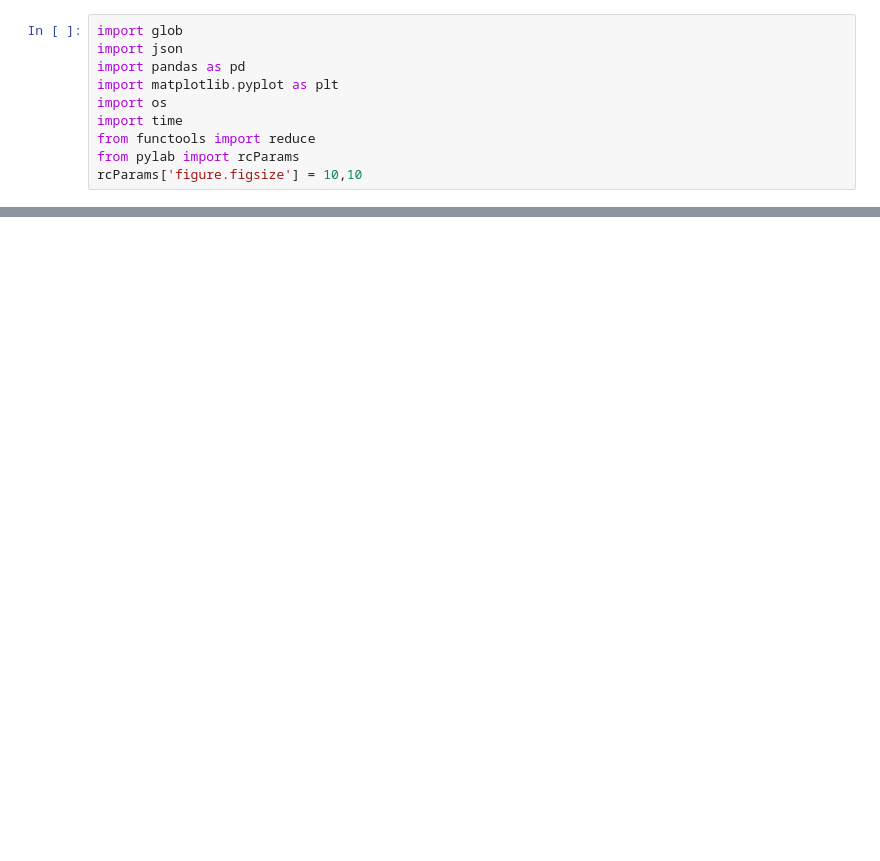
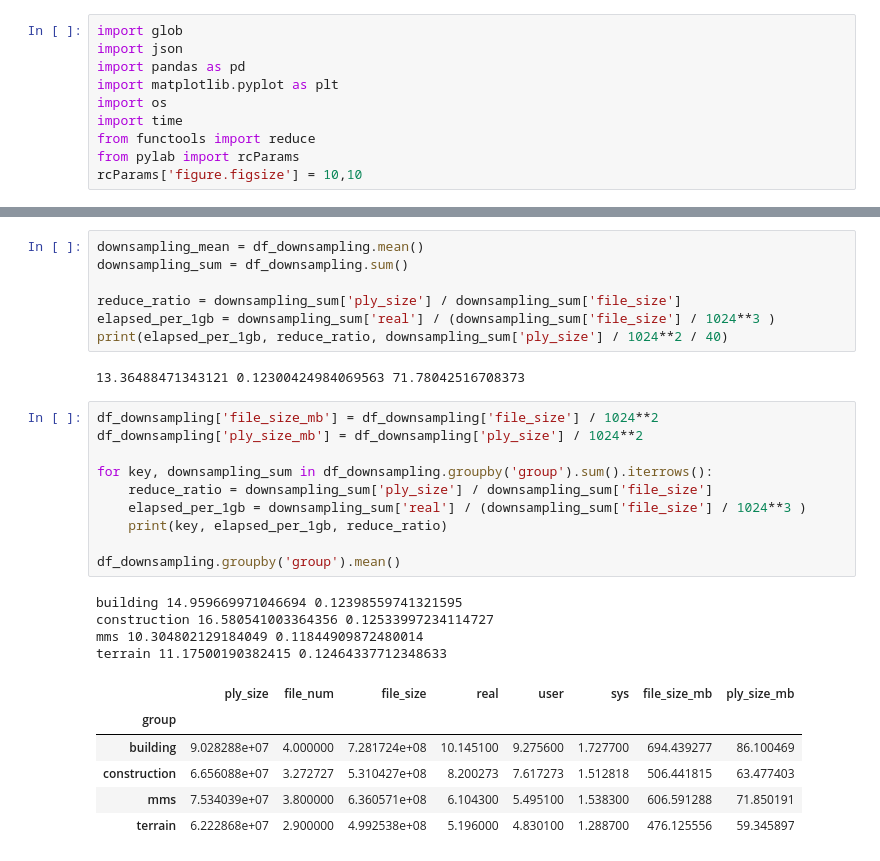
Before and after one commit to sekilab/lastomesh, a Jupyter notebook: notebooks/benchmarks.ipynb, the cells around one changed output, grey strips where cells are left out. Saved outputs shown, nothing was run; the diff lists cells and outputs as text; blank space fills up the shorter version.

```diff
--- a/notebooks/benchmarks.ipynb
+++ b/notebooks/benchmarks.ipynb
@@ -112,0 +232,30 @@ print(throughput_point, elapsed_per_1gb, file_size_sum)
+# %%
+downsampling_mean = df_downsampling.mean()
+downsampling_sum = df_downsampling.sum()
+
+reduce_ratio = downsampling_sum['ply_size'] / downsampling_sum['file_size']
+elapsed_per_1gb = downsampling_sum['real'] / (downsampling_sum['file_size'] / 1024**3 )
+print(elapsed_per_1gb, reduce_ratio, downsampling_sum['ply_size'] / 1024**2 / 40)
+# %% [output]
+13.36488471343121 0.12300424984069563 71.78042516708373
+# %%
+df_downsampling['file_size_mb'] = df_downsampling['file_size'] / 1024**2
+df_downsampling['ply_size_mb'] = df_downsampling['ply_size'] / 1024**2
+
+for key, downsampling_sum in df_downsampling.groupby('group').sum().iterrows():
+    reduce_ratio = downsampling_sum['ply_size'] / downsampling_sum['file_size']
+    elapsed_per_1gb = downsampling_sum['real'] / (downsampling_sum['file_size'] / 1024**3 )
+    print(key, elapsed_per_1gb, reduce_ratio)
+
+df_downsampling.groupby('group').mean()
+# %% [output]
+building 14.959669971046694 0.12398559741321595
+construction 16.580541003364356 0.12533997234114727
+mms 10.304802129184049 0.11844909872480014
+terrain 11.17500190382415 0.12464337712348633
+|  | ply_size | file_num | file_size | real | user | sys | file_size_mb | ply_size_mb |
+| group |  |  |  |  |  |  |  |  |
+| building | 9.028288e+07 | 4.000000 | 7.281724e+08 | 10.145100 | 9.275600 | 1.727700 | 694.439277 | 86.100469 |
+| construction | 6.656088e+07 | 3.272727 | 5.310427e+08 | 8.200273 | 7.617273 | 1.512818 | 506.441815 | 63.477403 |
+| mms | 7.534039e+07 | 3.800000 | 6.360571e+08 | 6.104300 | 5.495100 | 1.538300 | 606.591288 | 71.850191 |
+| terrain | 6.222868e+07 | 2.900000 | 4.992538e+08 | 5.196000 | 4.830100 | 1.288700 | 476.125556 | 59.345897 |
```
Also changed, not shown: parts of 6 cells of this notebook, 2 other files.
